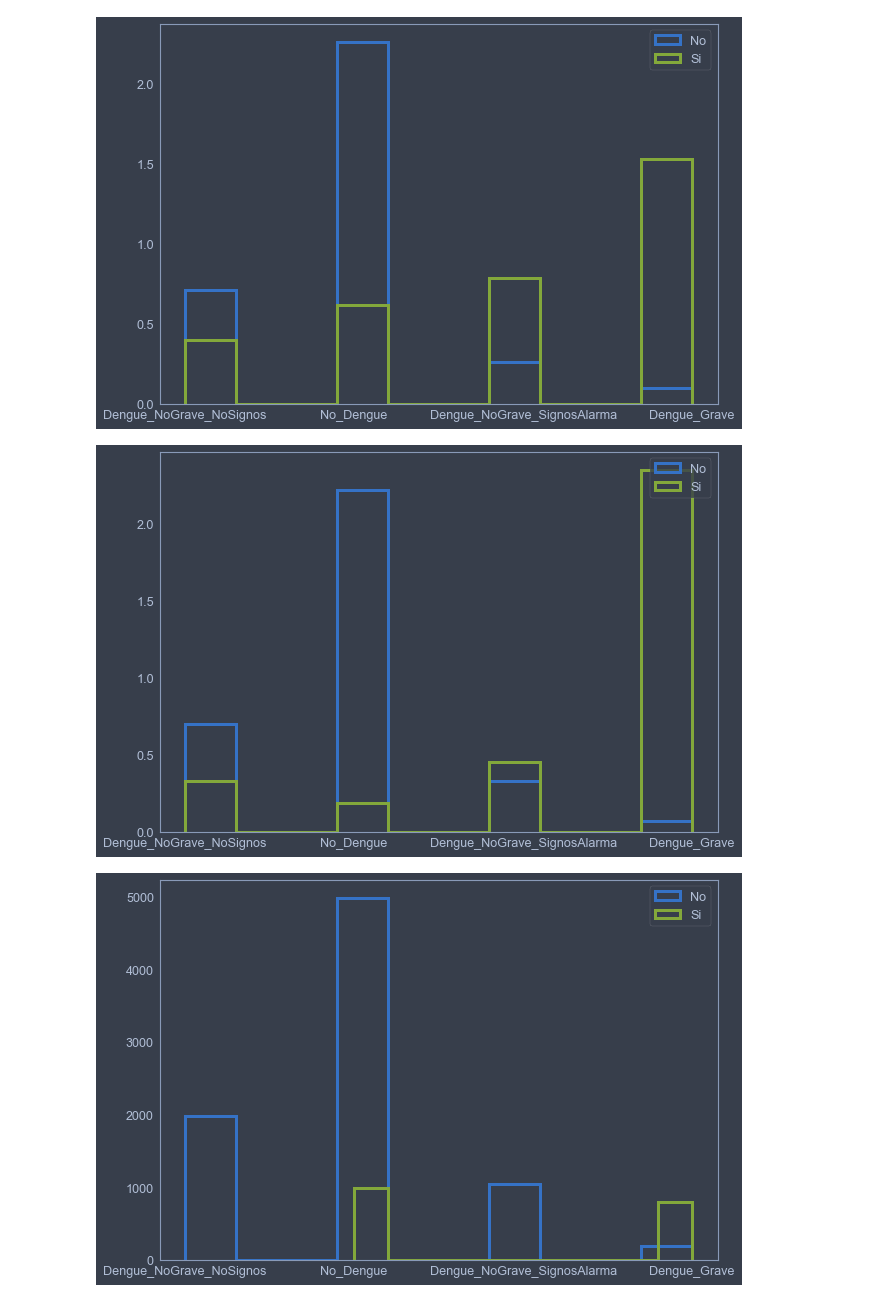
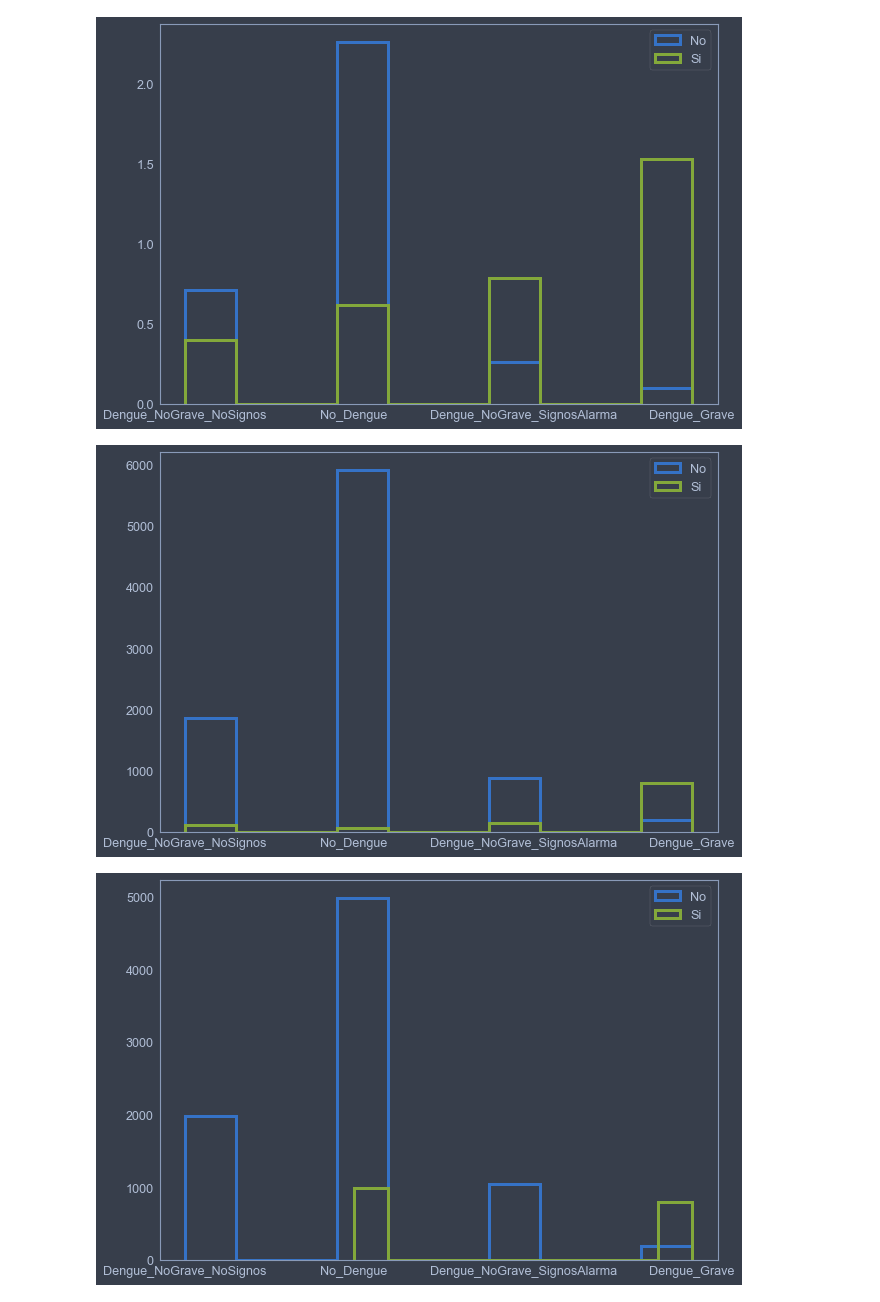
Before and after one commit to Jorgegar96/Classification-Methods, a Jupyter notebook: Notebook.ipynb, the cells around one changed output. Saved outputs shown, nothing was run; the diff lists cells and outputs as text; code cells hidden in the pictures.

```diff
--- a/Notebook.ipynb
+++ b/Notebook.ipynb
@@ -324,11 +324,11 @@ plt.legend();
 # %%
 plt.figure(figsize=(10,7))
 for val in np.unique(df2['sangrado_mucosas']):
     mask = df2["sangrado_mucosas"] == val
-    plt.hist(df2.loc[mask, "clase"], histtype='step', lw=3, label=val, density=True)
+    plt.hist(df2.loc[mask, "clase"], histtype='step', lw=3, label=val)
 plt.legend();
 # %% [output]
-[figure, old version]
+[figure, new version]
 # %%
 plt.figure(figsize=(10,7))
 for val in np.unique(df2['hemorragia']):
```
Also changed, not shown: parts of 2 cells of this notebook, 6 other files.
